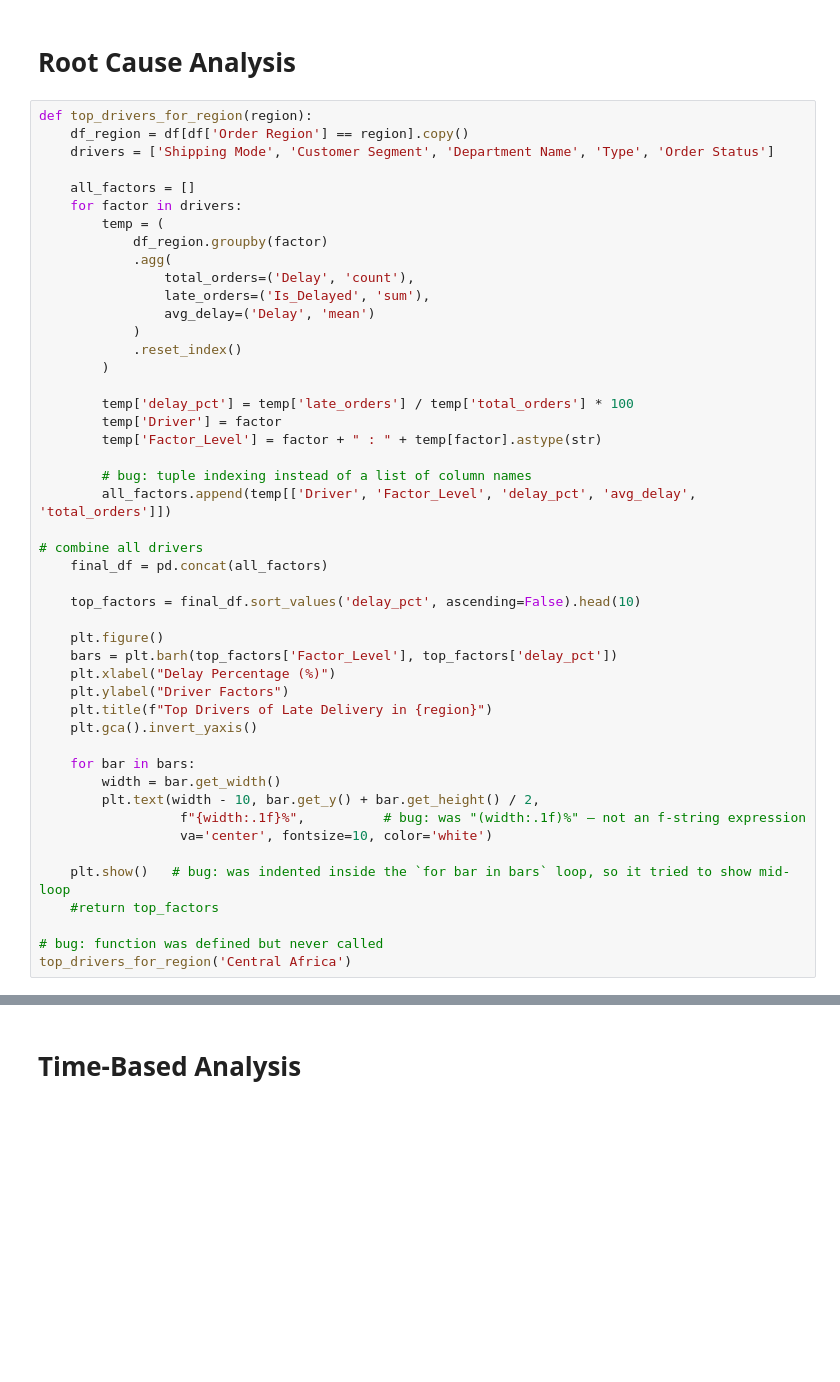
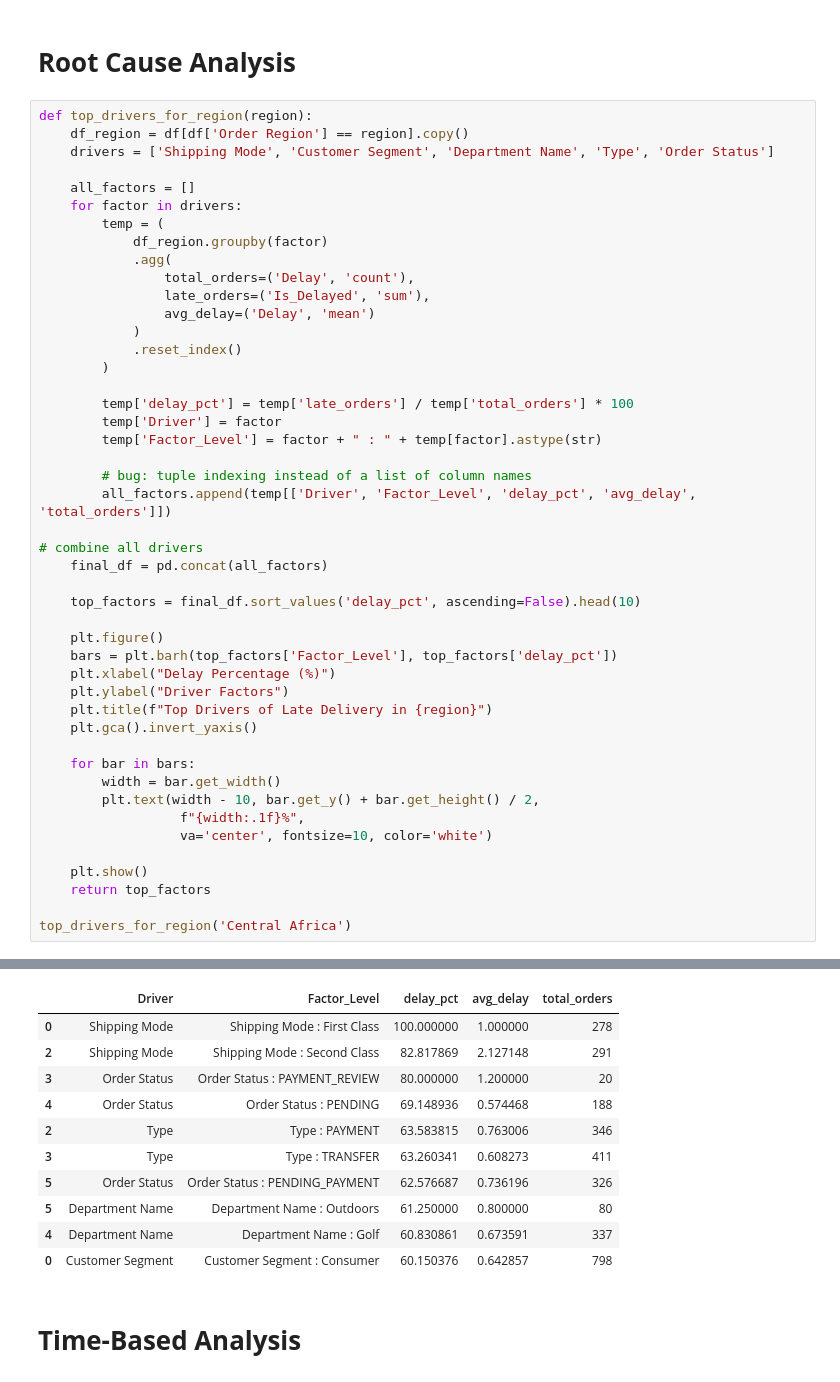
Before and after one commit to samrinasarkar-sammi/Supply-Chain-Analysis-Project-Using-Python, a Jupyter notebook: Supply_Chain_Analysis_Project.ipynb, the cells around one changed output, grey strips where cells are left out. Drawn from its saved outputs; the diff is of its cells as text; blank space fills up the shorter version.

```diff
--- a/Supply_Chain_Analysis_Project.ipynb
+++ b/Supply_Chain_Analysis_Project.ipynb
@@ -464,37 +454,47 @@ def top_drivers_for_region(region):
         )
 
         temp['delay_pct'] = temp['late_orders'] / temp['total_orders'] * 100
         temp['Driver'] = factor
         temp['Factor_Level'] = factor + " : " + temp[factor].astype(str)
 
         # bug: tuple indexing instead of a list of column names
         all_factors.append(temp[['Driver', 'Factor_Level', 'delay_pct', 'avg_delay', 'total_orders']])
 
 # combine all drivers
     final_df = pd.concat(all_factors)
 
     top_factors = final_df.sort_values('delay_pct', ascending=False).head(10)
 
     plt.figure()
     bars = plt.barh(top_factors['Factor_Level'], top_factors['delay_pct'])
     plt.xlabel("Delay Percentage (%)")
     plt.ylabel("Driver Factors")
     plt.title(f"Top Drivers of Late Delivery in {region}")
     plt.gca().invert_yaxis()
 
     for bar in bars:
         width = bar.get_width()
         plt.text(width - 10, bar.get_y() + bar.get_height() / 2,
-                  f"{width:.1f}%",          # bug: was "(width:.1f)%" — not an f-string expression
+                  f"{width:.1f}%",
                   va='center', fontsize=10, color='white')
 
-    plt.show()   # bug: was indented inside the `for bar in bars` loop, so it tried to show mid-loop
-    #return top_factors
+    plt.show()
+    return top_factors
 
-# bug: function was defined but never called
 top_drivers_for_region('Central Africa')
 # %% [output]
 [figure]
+|  | Driver | Factor_Level | delay_pct | avg_delay | total_orders |
+| 0 | Shipping Mode | Shipping Mode : First Class | 100.000000 | 1.000000 | 278 |
+| 2 | Shipping Mode | Shipping Mode : Second Class | 82.817869 | 2.127148 | 291 |
+| 3 | Order Status | Order Status : PAYMENT_REVIEW | 80.000000 | 1.200000 | 20 |
+| 4 | Order Status | Order Status : PENDING | 69.148936 | 0.574468 | 188 |
+| 2 | Type | Type : PAYMENT | 63.583815 | 0.763006 | 346 |
+| 3 | Type | Type : TRANSFER | 63.260341 | 0.608273 | 411 |
+| 5 | Order Status | Order Status : PENDING_PAYMENT | 62.576687 | 0.736196 | 326 |
+| 5 | Department Name | Department Name : Outdoors | 61.250000 | 0.800000 | 80 |
+| 4 | Department Name | Department Name : Golf | 60.830861 | 0.673591 | 337 |
+| 0 | Customer Segment | Customer Segment : Consumer | 60.150376 | 0.642857 | 798 |
 # %% [markdown]
 # **Time-Based Analysis**
 # %%
```
Also changed, not shown: parts of 17 cells of this notebook.
